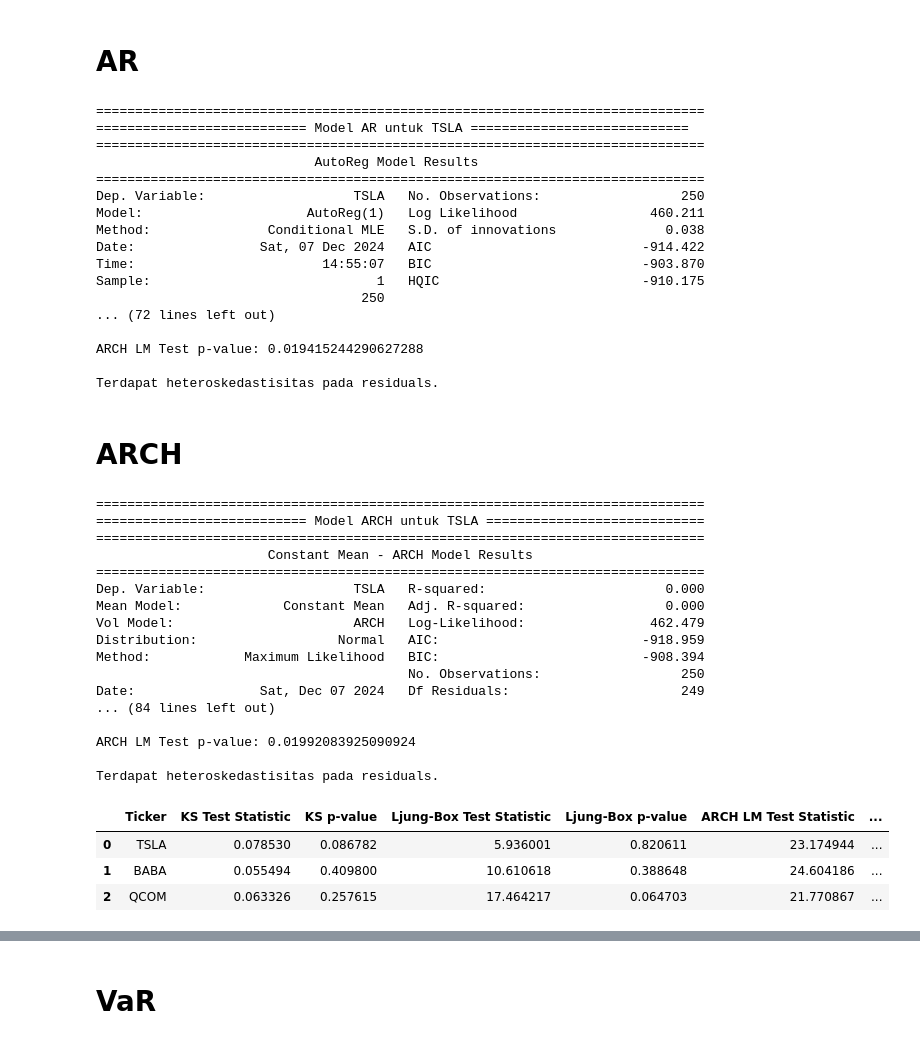
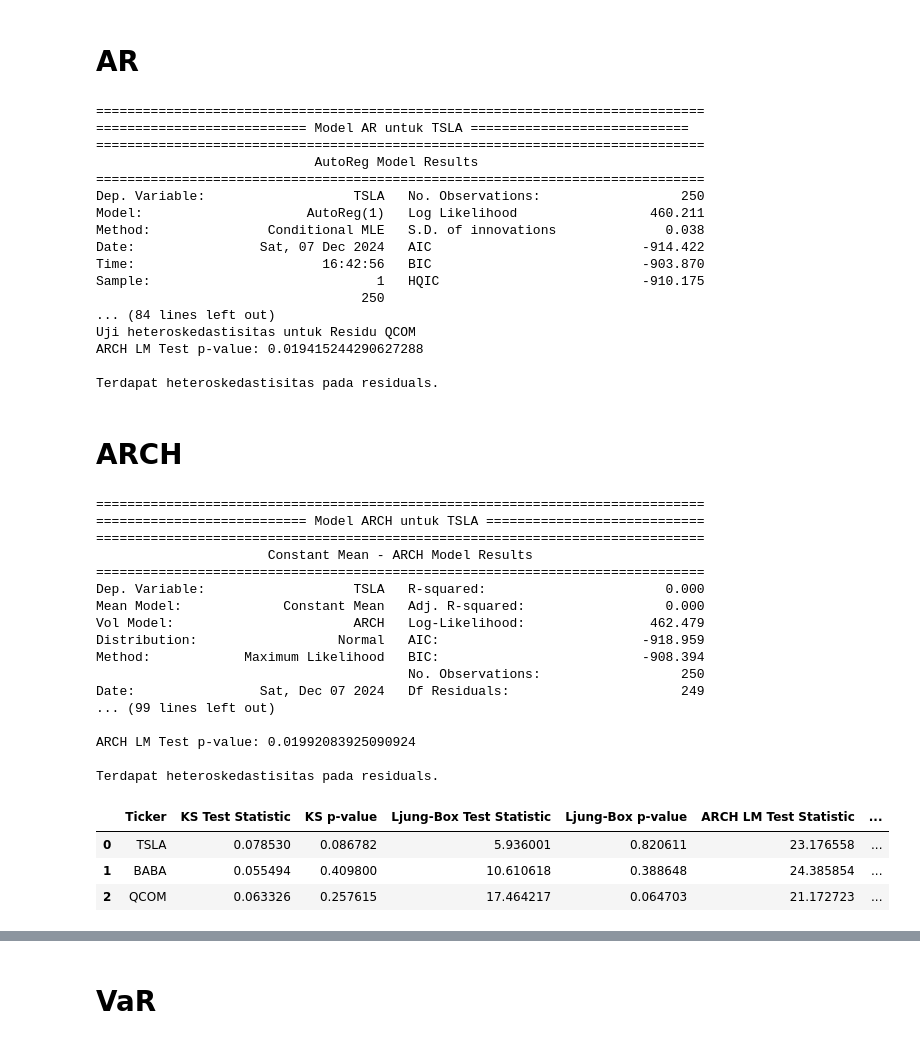
Before and after one commit to adigntr/kuliah-manajemen-risiko, a Jupyter notebook: Main v1.2.ipynb, the cells around one changed output, grey strips where cells are left out. Cells and saved outputs as stored; diff of their text form; code cells hidden in the pictures.

```diff
--- a/Main v1.2.ipynb
+++ b/Main v1.2.ipynb
@@ -230,5 +275,7 @@ Data berdistribusi normal
 # %% [markdown]
 # AR
+# %%
+P_AR = 1
 # %%
 
 # Fungsi untuk membangun dan menyesuaikan model AR
@@ -240,6 +287,8 @@ def ar_model(data, lags=1):
     print("")
     return model_fit
 
+residuals_df = pd.DataFrame()
+
 # Modelkan AR untuk setiap ticker
 for ticker in tickers:
     print("==============================================================================")
@@ -247,12 +296,21 @@ for ticker in tickers:
     print("==============================================================================")
 
     # Modelkan AR untuk data log returns masing-masing saham
-    result = ar_model(log_returns[ticker], lags=1)
+    result = ar_model(log_returns[ticker], lags=P_AR)
 
     # Langkah berikutnya bisa dilakukan sesuai dengan analisis residual atau prediksi
     residuals = result.resid  # Mendapatkan residual dari model AR
+
+    # Menambahkan residuals ke dalam DataFrame
+    residuals_df[ticker] = residuals
+
+    print(f"Uji Normalitas untuk Residu {ticker}")
+    kolmogorov_smirnov_test(residuals)
+
     arch_test = het_arch(residuals)
-    print(f"\nARCH LM Test p-value: {arch_test[1]}\n")
+
+    print(f"Uji heteroskedastisitas untuk Residu {ticker}")
+    print(f"ARCH LM Test p-value: {arch_test[1]}\n")
 
     # Jika p-value < 0.05, maka ada bukti adanya heteroskedastisitas pada residuals
     if arch_test[1] < 0.05:
@@ -270,16 +328,18 @@ Dep. Variable:                   TSLA   No. Observations:                  250
 Model:                     AutoReg(1)   Log Likelihood                 460.211
 Method:               Conditional MLE   S.D. of innovations              0.038
 Date:                Sat, 07 Dec 2024   AIC                           -914.422
-Time:                        14:55:07   BIC                           -903.870
+Time:                        16:42:56   BIC                           -903.870
 Sample:                             1   HQIC                          -910.175
                                   250
-... (72 lines left out)
-
+... (84 lines left out)
+Uji heteroskedastisitas untuk Residu QCOM
 ARCH LM Test p-value: 0.019415244290627288
 
 Terdapat heteroskedastisitas pada residuals.
 # %% [markdown]
 # ARCH
+# %%
+P_ARCH = 1
 # %%
 # Langkah 4: Model ARCH/GARCH
 # Memodelkan ARCH (GARCH) untuk masing-masing saham
@@ -295,7 +355,7 @@ for ticker in tickers:
     print("==============================================================================")
     print(f"=========================== Model ARCH untuk {ticker} ============================")
     print("==============================================================================")
-    result = arch_garch_model(log_returns[ticker], p=1)
+    result = arch_garch_model(log_returns[ticker], p=P_ARCH)
 
     # Langkah 4: Mengambil Residuals dari Model
     residuals = result.resid
@@ -303,6 +363,11 @@ for ticker in tickers:
     # Langkah 5: Uji Heteroskedastisitas dengan ARCH LM Test
     # Uji heteroskedastisitas (ARCH LM Test) pada residuals
     arch_test = het_arch(residuals)
+
+    print(f"Uji Normalitas untuk Residu Model ARCH")
+    kolmogorov_smirnov_test(residuals)
+
+    print(f"Uji Heteroskedastisitas untuk Residu Model ARCH")
     print(f"\nARCH LM Test p-value: {arch_test[1]}\n")
 
     # Jika p-value < 0.05, maka ada bukti adanya heteroskedastisitas pada residuals
@@ -324,7 +389,7 @@ Distribution:                  Normal   AIC:                          -918.959
 Method:            Maximum Likelihood   BIC:                          -908.394
                                         No. Observations:                  250
 Date:                Sat, Dec 07 2024   Df Residuals:                      249
-... (84 lines left out)
+... (99 lines left out)
 
 ARCH LM Test p-value: 0.01992083925090924
 
@@ -360,7 +425,7 @@ def diagnostic_tests(residuals):
 # Iterate over each ticker to fit GARCH model and perform tests
 for ticker in tickers:
     # Fit ARCH(1) model
-    model = arch_model(log_returns[ticker].dropna(), vol='ARCH', p=2, rescale=False)
+    model = arch_model(log_returns[ticker].dropna(), vol='ARCH', p=P_ARCH, rescale=False)
     model_fit = model.fit(disp="off")
 
     # Obtain residuals
@@ -374,36 +439,36 @@ for ticker in tickers:
                           for param, pval in pvalues.items()}
 
     # print(model_fit)
     # print(model_fit.params)
     # print(model_fit.pvalues)
 
     # Perform diagnostic tests
     ks_stat, ks_p_value, jb_stat, jb_p_value, lb_stat, lb_p_value, arch_stat, arch_p_value = diagnostic_tests(residuals)
 
     # Append results to the list
     results.append({
         'Ticker': ticker,
         'KS Test Statistic': ks_stat,
         'KS p-value': ks_p_value,
         'Ljung-Box Test Statistic': lb_stat,
         'Ljung-Box p-value': lb_p_value,
         'ARCH LM Test Statistic': arch_stat,
         'ARCH LM p-value': arch_p_value,
         **param_pvalues,
         **param_significance
 
     })
 
 # Convert results list to DataFrame
 results_df = pd.DataFrame(results)
 
 # Display the summary DataFrame
 results_df
 # %% [output]
 |  | Ticker | KS Test Statistic | KS p-value | Ljung-Box Test Statistic | Ljung-Box p-value | ARCH LM Test Statistic | ... |
-| 0 | TSLA | 0.078530 | 0.086782 | 5.936001 | 0.820611 | 23.174944 | ... |
-| 1 | BABA | 0.055494 | 0.409800 | 10.610618 | 0.388648 | 24.604186 | ... |
-| 2 | QCOM | 0.063326 | 0.257615 | 17.464217 | 0.064703 | 21.770867 | ... |
+| 0 | TSLA | 0.078530 | 0.086782 | 5.936001 | 0.820611 | 23.176558 | ... |
+| 1 | BABA | 0.055494 | 0.409800 | 10.610618 | 0.388648 | 24.385854 | ... |
+| 2 | QCOM | 0.063326 | 0.257615 | 17.464217 | 0.064703 | 21.172723 | ... |
 # %%
 # Significance level
 alpha = 0.05
```
Also changed, not shown: parts of 14 cells of this notebook, 1 other file.
